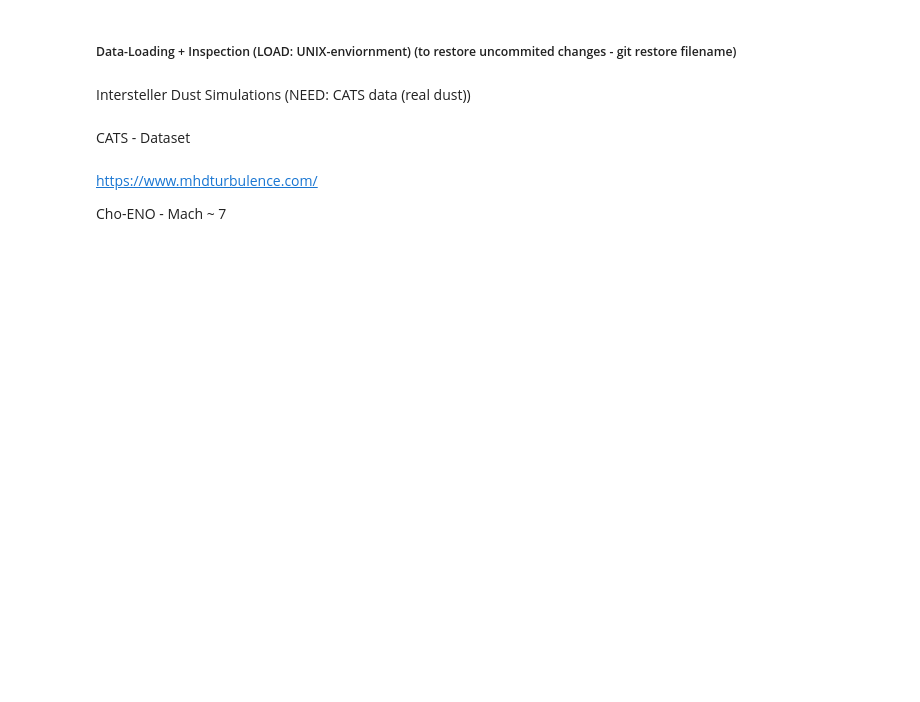
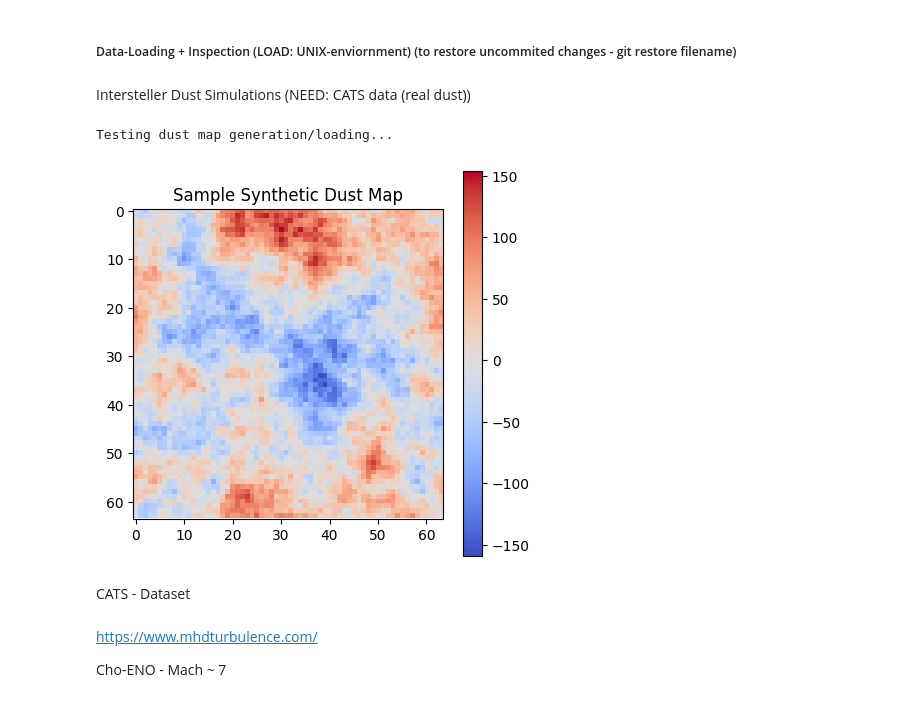
Before and after one commit to AlikMon88/Gibbs-Diff, a Jupyter notebook: unit_main_cosmo.ipynb, the cells around one changed output. Saved outputs shown, nothing was run; the diff lists cells and outputs as text; code cells hidden in the pictures; blank space fills up the shorter version.

```diff
--- a/unit_main_cosmo.ipynb
+++ b/unit_main_cosmo.ipynb
@@ -120,13 +120,16 @@ Intersteller Dust Simulations (NEED: CATS data (real dust))
 # %%
-# print("Testing dust map generation/loading...")
-# test_dust = simulate_dust_map(0)
-# plt.figure(figsize=(5,5))
-# plt.imshow(test_dust, cmap='coolwarm')
-# plt.title("Sample Synthetic Dust Map")
-# plt.colorbar()
-# # plt.savefig(os.path.join(OUTPUT_DIR,"sample_synthetic_dust.png"))
-# plt.show()
-# # print("Synthetic dust map generated and saved.")
+print("Testing dust map generation/loading...")
+test_dust = simulate_dust_map(0)
+plt.figure(figsize=(5,5))
+plt.imshow(test_dust, cmap='coolwarm')
+plt.title("Sample Synthetic Dust Map")
+plt.colorbar()
+# plt.savefig(os.path.join(OUTPUT_DIR,"sample_synthetic_dust.png"))
+plt.show()
+# print("Synthetic dust map generated and saved.")
+# %% [output]
+Testing dust map generation/loading...
+[figure, added]
 # %% [markdown]
 CATS - Dataset
 # %%
```
Also changed, not shown: parts of 22 cells of this notebook, 3 other files.
